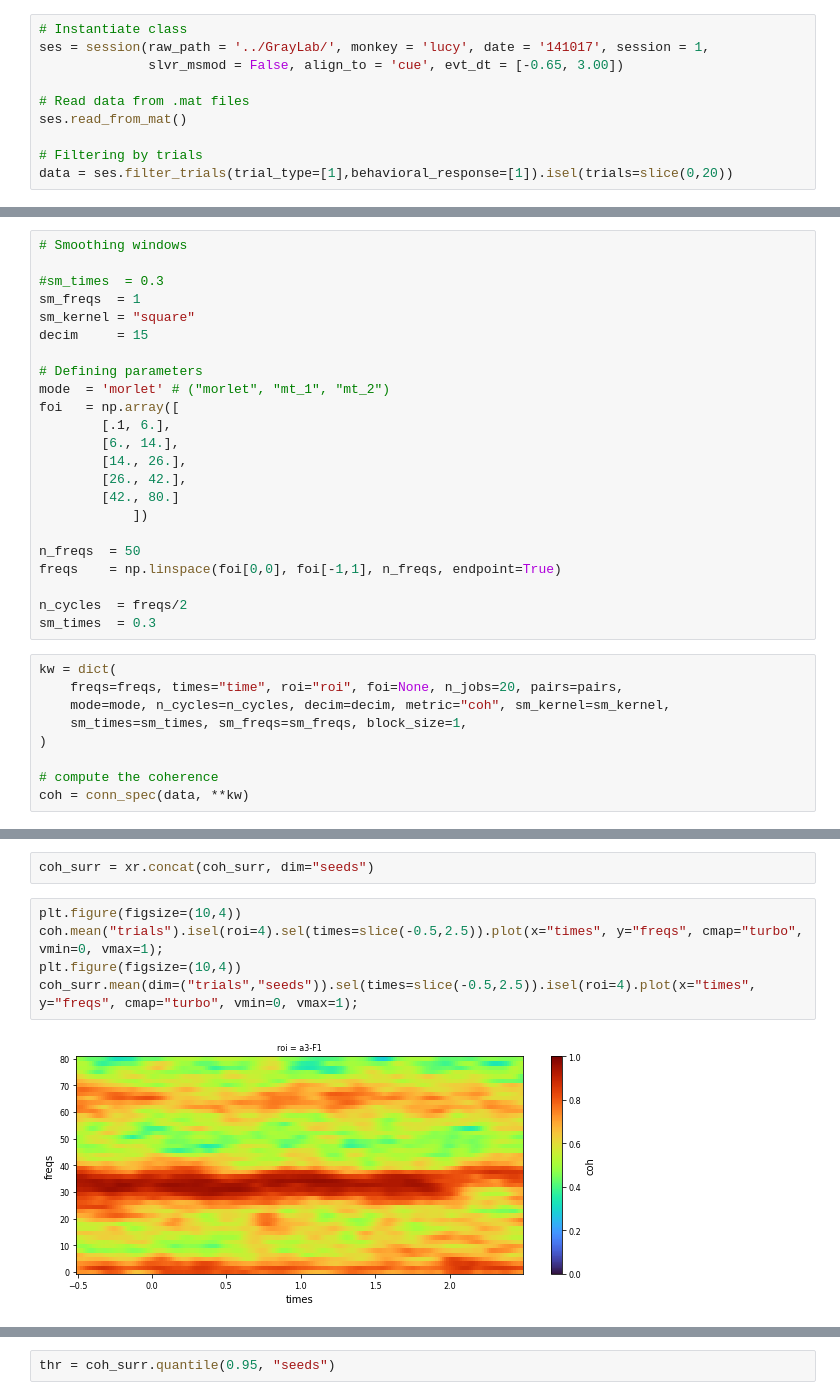
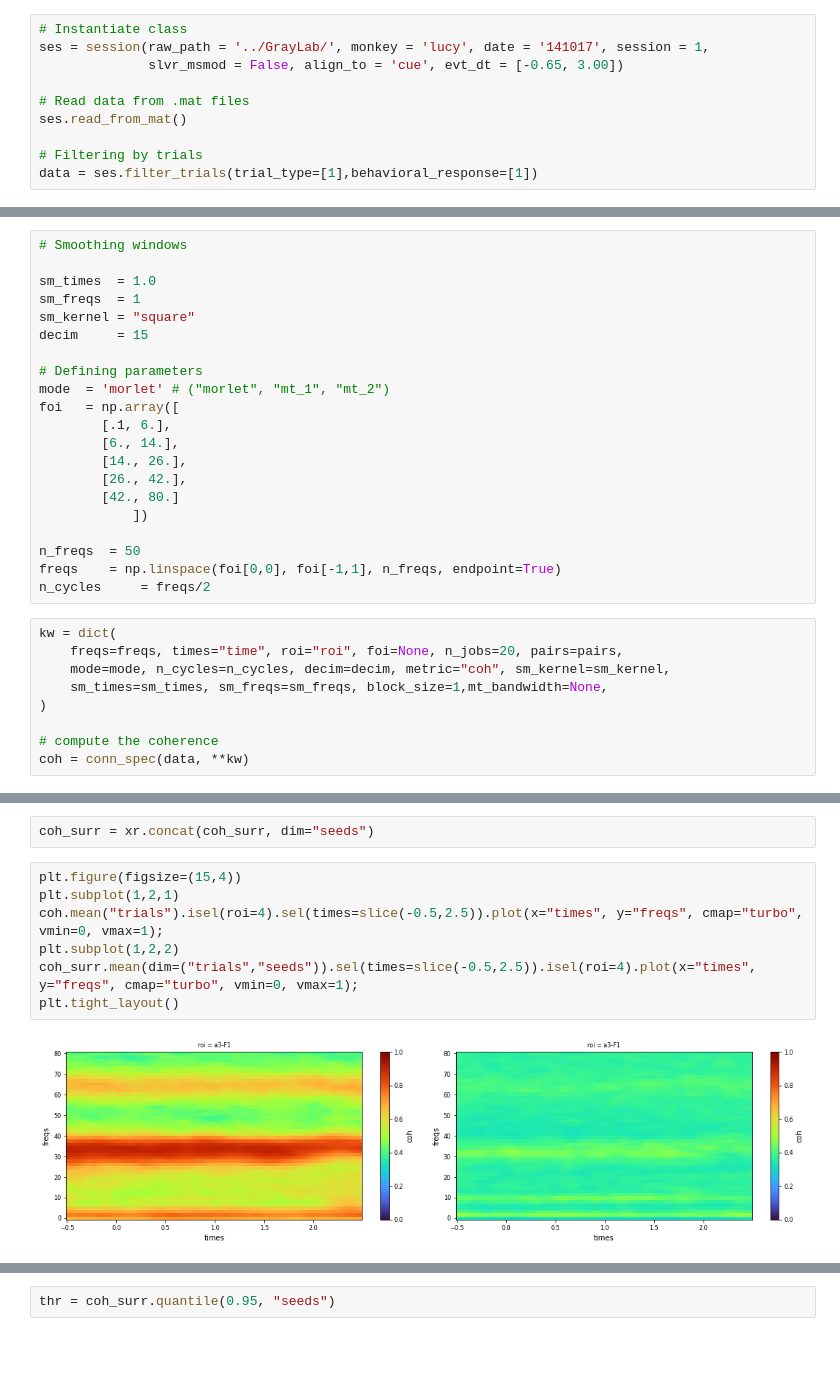
Before and after one commit to ViniciusLima94/GrayData-Analysis, a Jupyter notebook: notebooks/3.0.7. Test on the channels suggested by Charles.ipynb, the cells around one changed output, grey strips where cells are left out. Drawn from its saved outputs; the diff is of its cells as text; blank space fills up the shorter version.

```diff
--- a/notebooks/3.0.7. Test on the channels suggested by Charles.ipynb
+++ b/notebooks/3.0.7. Test on the channels suggested by Charles.ipynb
@@ -27,6 +27,6 @@ ses = session(raw_path = '../GrayLab/', monkey = 'lucy', date = '141017', sessio
 ses.read_from_mat()
 
 # Filtering by trials
-data = ses.filter_trials(trial_type=[1],behavioral_response=[1]).isel(trials=slice(0,20))
+data = ses.filter_trials(trial_type=[1],behavioral_response=[1])
 # %%
 #### Surrogate data
@@ -78,7 +69,7 @@ pairs = np.array([[6,11],
 # %%
 # Smoothing windows
 
-#sm_times  = 0.3
+sm_times  = 1.0
 sm_freqs  = 1
 sm_kernel = "square"
 decim     = 15
@@ -95,14 +86,12 @@ foi   = np.array([
 
 n_freqs  = 50
 freqs    = np.linspace(foi[0,0], foi[-1,1], n_freqs, endpoint=True)
-
-n_cycles  = freqs/2
-sm_times  = 0.3
+n_cycles     = freqs/2
 # %%
 kw = dict(
     freqs=freqs, times="time", roi="roi", foi=None, n_jobs=20, pairs=pairs,
     mode=mode, n_cycles=n_cycles, decim=decim, metric="coh", sm_kernel=sm_kernel,
-    sm_times=sm_times, sm_freqs=sm_freqs, block_size=1,
+    sm_times=sm_times, sm_freqs=sm_freqs, block_size=1,mt_bandwidth=None,
 )
 
 # compute the coherence
@@ -182,9 +171,11 @@ Computing pairwise Coherence (n_pairs=5, n_freqs=50, decim=15, sm_times=20, sm_f
 # %%
 coh_surr = xr.concat(coh_surr, dim="seeds")
 # %%
-plt.figure(figsize=(10,4))
+plt.figure(figsize=(15,4))
+plt.subplot(1,2,1)
 coh.mean("trials").isel(roi=4).sel(times=slice(-0.5,2.5)).plot(x="times", y="freqs", cmap="turbo", vmin=0, vmax=1);
-plt.figure(figsize=(10,4))
+plt.subplot(1,2,2)
 coh_surr.mean(dim=("trials","seeds")).sel(times=slice(-0.5,2.5)).isel(roi=4).plot(x="times", y="freqs", cmap="turbo", vmin=0, vmax=1);
+plt.tight_layout()
 # %% [output]
-[figure, old version]
+[figure, new version]
```
Also changed, not shown: parts of 12 cells of this notebook, 3 other files.
